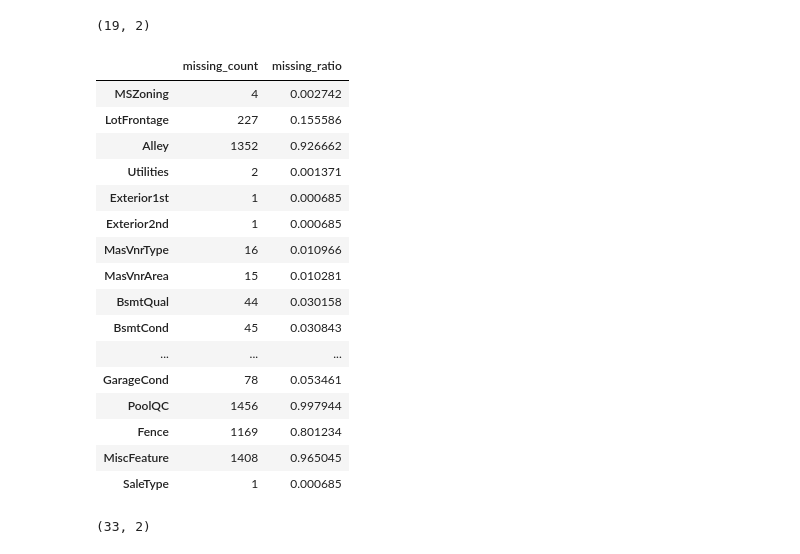
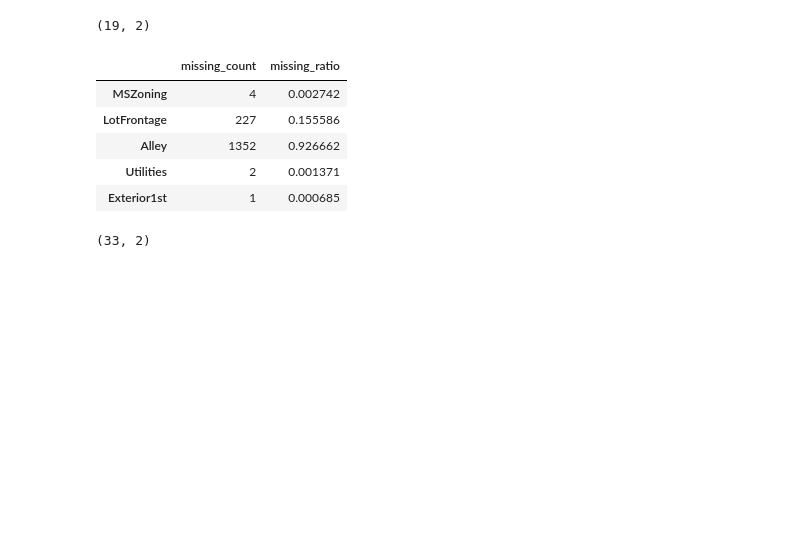
Before and after one commit to PacktPublishing/Deep-Learning-with-fastai-Cookbook, a Jupyter notebook: ch3/accessing_non_curated_datasets.ipynb, the cells around one changed output. Saved outputs shown, nothing was run; the diff lists cells and outputs as text; code cells hidden in the pictures; blank space fills up the shorter version.

```diff
--- a/ch3/accessing_non_curated_datasets.ipynb
+++ b/ch3/accessing_non_curated_datasets.ipynb
@@ -211,25 +200,14 @@ df_test_missing = (pd.concat([count2.rename('missing_count'),
                           .rename('missing_ratio')],axis = 1)
              .loc[count2.ne(0)])
 # %%
-df_test_missing
+df_test_missing.head()
 # %% [output]
 |  | missing_count | missing_ratio |
 | MSZoning | 4 | 0.002742 |
 | LotFrontage | 227 | 0.155586 |
 | Alley | 1352 | 0.926662 |
 | Utilities | 2 | 0.001371 |
 | Exterior1st | 1 | 0.000685 |
-| Exterior2nd | 1 | 0.000685 |
-| MasVnrType | 16 | 0.010966 |
-| MasVnrArea | 15 | 0.010281 |
-| BsmtQual | 44 | 0.030158 |
-| BsmtCond | 45 | 0.030843 |
-| ... | ... | ... |
-| GarageCond | 78 | 0.053461 |
-| PoolQC | 1456 | 0.997944 |
-| Fence | 1169 | 0.801234 |
-| MiscFeature | 1408 | 0.965045 |
-| SaleType | 1 | 0.000685 |
 # %%
 # check to see missing value col count in test set
 df_test_missing.shape
```
Also changed, not shown: parts of 5 cells of this notebook, 1 other file.
